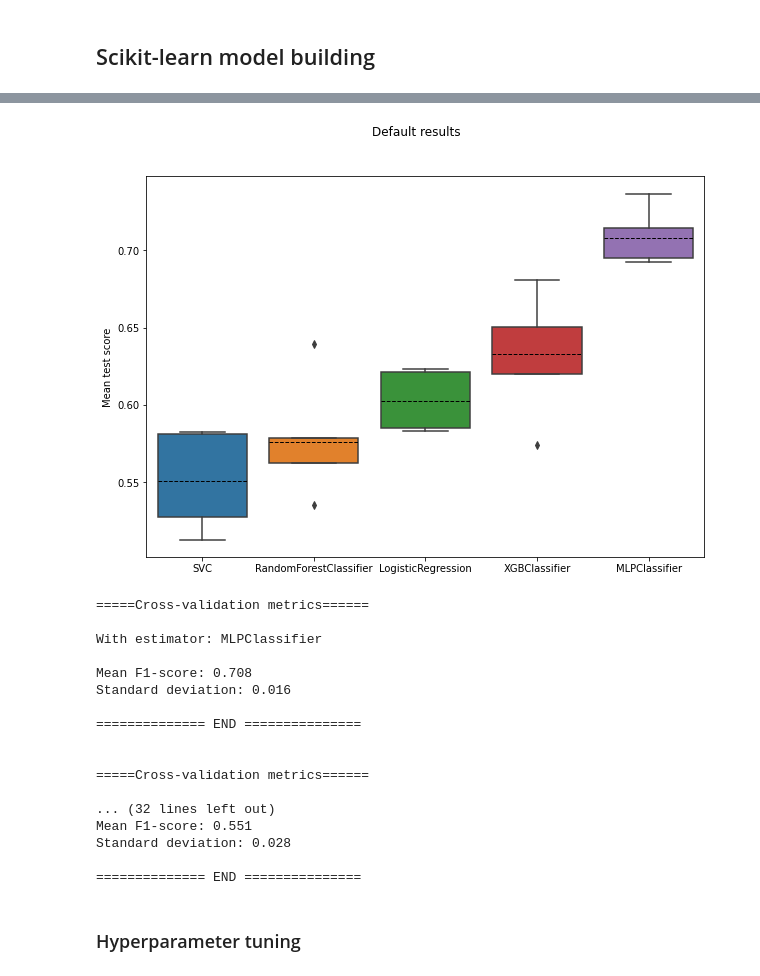
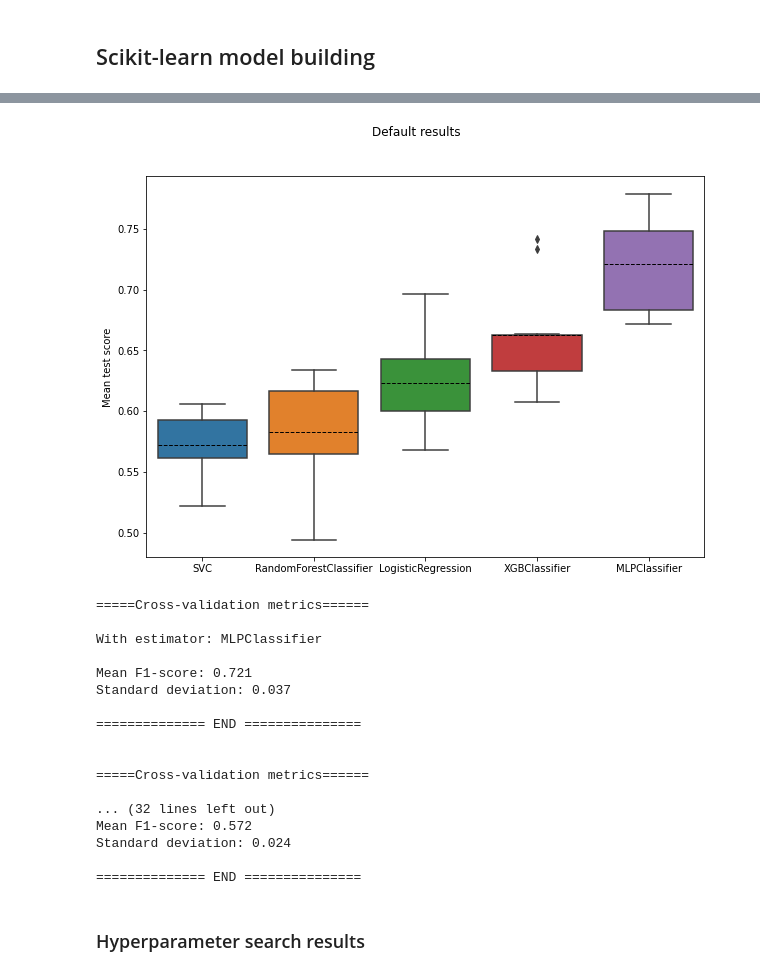
Before and after one commit to TuomasKuutsa/Emotion-classifier-project, a Jupyter notebook: EmotionClassification.ipynb, the cells around one changed output, grey strips where cells are left out. Cells and saved outputs as stored; diff of their text form; code cells hidden in the pictures.

```diff
--- a/EmotionClassification.ipynb
+++ b/EmotionClassification.ipynb
@@ -67,0 +101,7 @@ X_train_paths, X_test_paths = train_test_split(path_list, stratify=targets, test
+# %%
+scores = pd.melt(joblib.load('results/AugmentationResults'), var_name=['Classifier', 'Augmentations'], value_name='Mean test score')
+
+plt.figure(figsize=(20, 8))
+sns.boxplot(data=scores, x='Classifier', y='Mean test score', hue='Augmentations')
+plt.suptitle('Cross-validation results with augmentation', y=0.93)
+plt.show()
@@ -163,4 +147,0 @@ joblib.dump(mask_scores, 'results/SVCAugmentationResults')
-# %%
-pd.DataFrame(joblib.load('results/AugmentationResults')).plot.bar(figsize=(20,5), ylim=(0.35), rot=0)
-plt.suptitle('Default classifier results with augmentation')
-plt.show()
@@ -169,4 +147,0 @@ plt.show()
-# %%
-pd.DataFrame(joblib.load('results/SVCAugmentationResults')).plot.bar(figsize=(20,5), ylim=(0.35), rot=0)
-plt.suptitle('Default SVC results with augmentation')
-plt.show()
@@ -201,24 +148,24 @@ def aug_cv(clf, n_masks, train_paths, n_folds):
 # %%
 %%time
 
-default_names = ['LogisticRegression', 'SVC', 'RandomForestClassifier', 'MLPClassifier', 'XGBClassifier']
-
-default_pipes = [make_pipeline(StandardScaler(), LogisticRegression()),
-                 make_pipeline(StandardScaler(), SVC()),
-                 make_pipeline(RandomForestClassifier()),
-                 make_pipeline(StandardScaler(), MLPClassifier()),
-                 make_pipeline(XGBClassifier(tree_method='gpu_hist', objective='multi:softmax', eval_metric='mlogloss', use_label_encoder=False, n_jobs=1))]
+default_classifiers = [make_pipeline(StandardScaler(), LogisticRegression()),
+                       make_pipeline(StandardScaler(), SVC()),
+                       make_pipeline(RandomForestClassifier()),
+                       make_pipeline(StandardScaler(), MLPClassifier()),
+                       make_pipeline(XGBClassifier(tree_method='gpu_hist', objective='multi:softmax', eval_metric='mlogloss', use_label_encoder=False, n_jobs=1))]
 
 default_results = {}
 
-for pipe, name in zip(default_pipes, default_names):
-    print(f'Fitting estimator {pipe[-1]} with deafult parameters\n')
+for clf in default_classifiers:
+
+    name = clf[-1].__class__.__name__
+    print(f'Fitting estimator {name} with deafult parameters\n')
 
     t = time()
-    result = cross_val_score(pipe, X_train, y_train, scoring='f1_macro', n_jobs=-1, verbose=10, cv=5)
+    result = cross_val_score(clf, X_train, y_train, scoring='f1_macro', n_jobs=-1, verbose=10, cv=10)
     time_taken(t, True)
 
-    default_results[name] = result
+    default_results[('Default', name)] = result
 
 joblib.dump(pd.DataFrame(default_results), 'results/DefaultResults')
 # %% [output]
@@ -277,36 +204,36 @@ Wall time: 36.2 s
 # %%
-default_results = joblib.load('results/DefaultResults')
+default_results = joblib.load('results/DefaultSklearnResults')['Default']
 
 sorted_names = default_results.mean().sort_values().index
 
 sorted_default_results = default_results[sorted_names]
 
 plt.figure(figsize=(10,7))
 
 sns.boxplot(data=sorted_default_results, medianprops={'linestyle':'None'}, showmeans=True, meanline=True, meanprops={'color':'black'})
 plt.ylabel('Mean test score')
 plt.xlabel(None)
 plt.suptitle('Default results')
 plt.show()
 
 for name in np.flip(sorted_names):
 
     score = np.mean(default_results[name])
     std = np.std(default_results[name])
 
     print('\n=====Cross-validation metrics======\n')
     print(f'With estimator: {name}\n')
     print(f"Mean F1-score: {round(score, 3)}")
     print(f"Standard deviation: {round(std, 3)}\n")
     print('============== END ===============\n')
 # %% [output]
-[figure, old version]
+[figure, new version]
 =====Cross-validation metrics======
 
 With estimator: MLPClassifier
 
-Mean F1-score: 0.708
-Standard deviation: 0.016
+Mean F1-score: 0.721
+Standard deviation: 0.037
 
 ============== END ===============
 
@@ -314,12 +241,12 @@ Standard deviation: 0.016
 =====Cross-validation metrics======
 
 ... (32 lines left out)
-Mean F1-score: 0.551
-Standard deviation: 0.028
+Mean F1-score: 0.572
+Standard deviation: 0.024
 
 ============== END ===============
 # %% [markdown]
-### Hyperparameter tuning
+### Hyperparameter search results
 # %%
 names = ['LogisticRegression', 'SVC', 'RandomForestClassifier', 'MLPClassifier', 'XGBClassifier']
 paths = [('searches/'+name+'Search', 'searches/'+name+'Results') for name in names]
```
Also changed, not shown: parts of 77 cells of this notebook, 43 other files.
